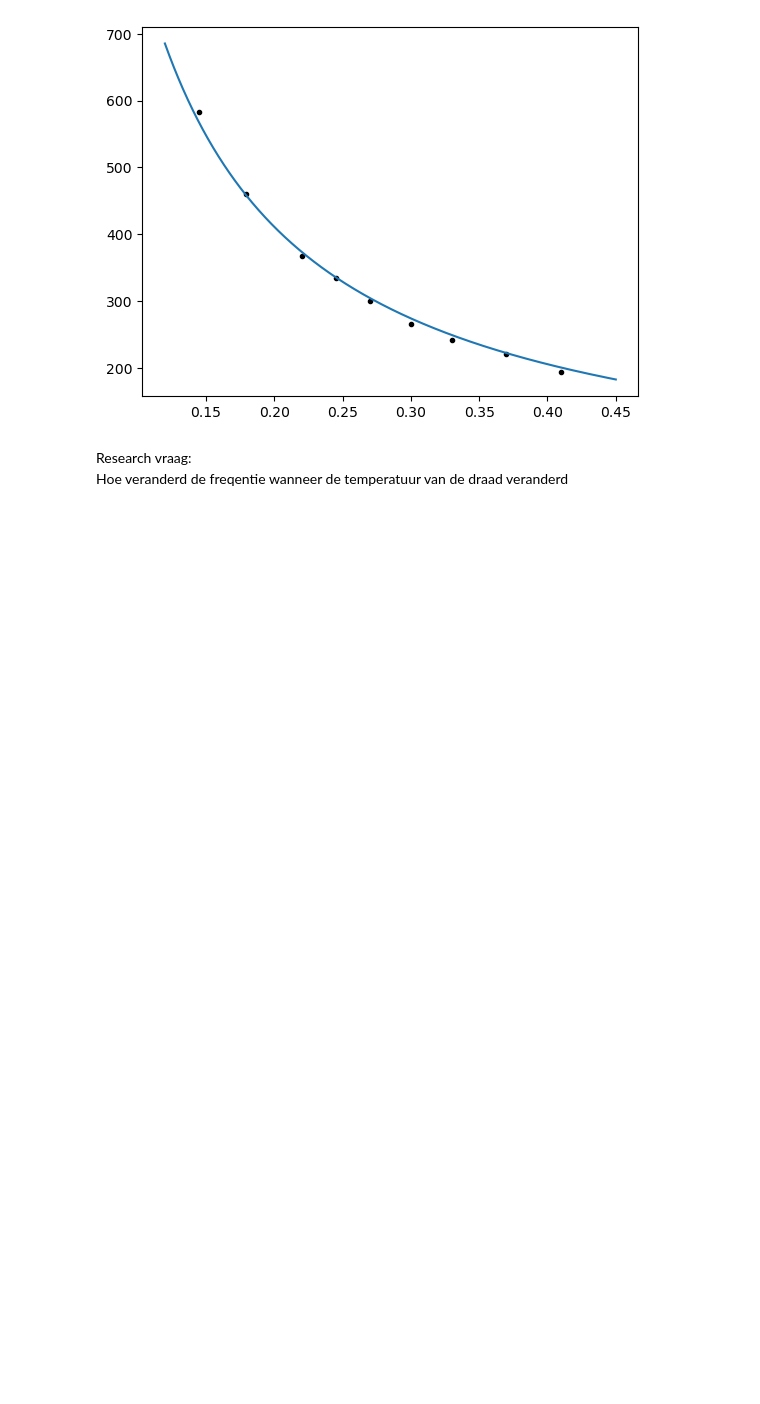
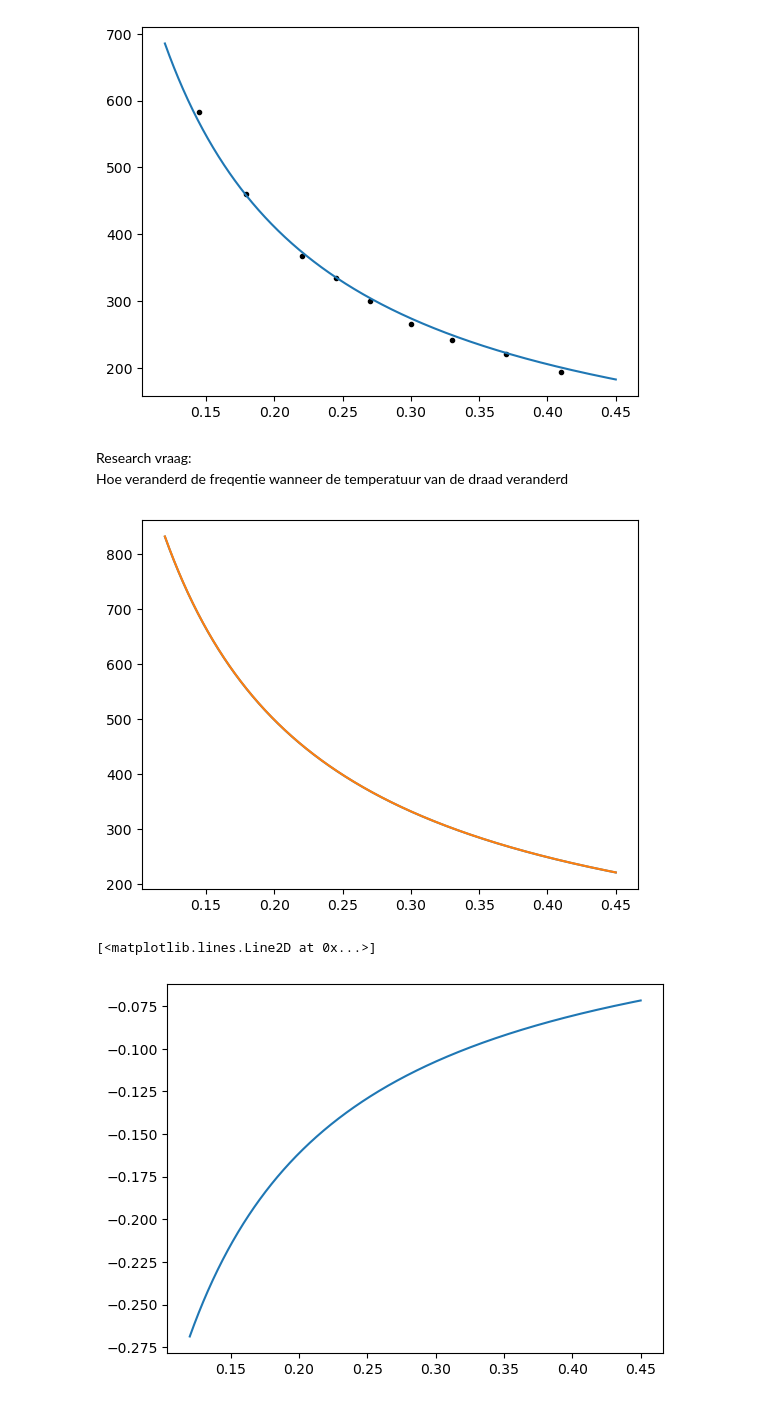
Before and after one commit to AlejandroJean1/Onderzoekspracticum-TN2, a Jupyter notebook: Logboek.ipynb, the cells around one changed output. Saved outputs shown, nothing was run; the diff lists cells and outputs as text; code cells hidden in the pictures; blank space fills up the shorter version.

Commit message:
plot

```diff
--- a/Logboek.ipynb
+++ b/Logboek.ipynb
@@ -62,3 +62,43 @@ plt.plot(lijn,frequentieF(lijn,*popt))
 # %% [markdown]
 Research vraag:\
 Hoe veranderd de freqentie wanneer de temperatuur van de draad veranderd
+# %%
+t=200 #N
+di = 7900 #kg/m^3
+r = 0.0009/2 #m
+u_r = 0.0001 #m
+opp = np.pi*r**2
+mu = di*opp #kg/m
+afs = (np.array([27.5,30,40,44,36,33,25,20.95,17.5])-3)/100
+u_afs = 0.1
+freq = np.array([334.9,299.7,220.3,193.7,242.5,266,367.7,461,582.4])
+u_freq = 0.5
+
+def frequentieF(l,t,mu):
+    v = np.sqrt(t/mu)
+    return (1*v/(2*l))
+lijn = np.linspace(0.12,0.45,1000)
+
+
+alpha_V = 32.4*(10**-6) #Thermal expansion coefficient in respect to volume K^-1
+alpha_L = 10.8*(10**-6)  #Thermal expansion coefficient in respect to length K^-1
+V = 1
+deltaT=60
+delta_r = r*deltaT*alpha_L
+new_r = r + delta_r
+new_opp = np.pi*new_r**2
+V_change = alpha_V*deltaT*V
+NewV = V_change + V
+New_di = di/NewV
+New_mu = New_di*new_opp
+change = frequentieF(lijn,t,mu) - frequentieF(lijn,t,New_mu)
+
+plt.plot(lijn,frequentieF(lijn,t,mu))
+
+plt.plot(lijn,frequentieF(lijn,t,New_mu))
+plt.show()
+plt.plot(lijn,change)
+# %% [output]
+[figure, added]
+[<matplotlib.lines.Line2D at 0x...>]
+[figure, added]
```
